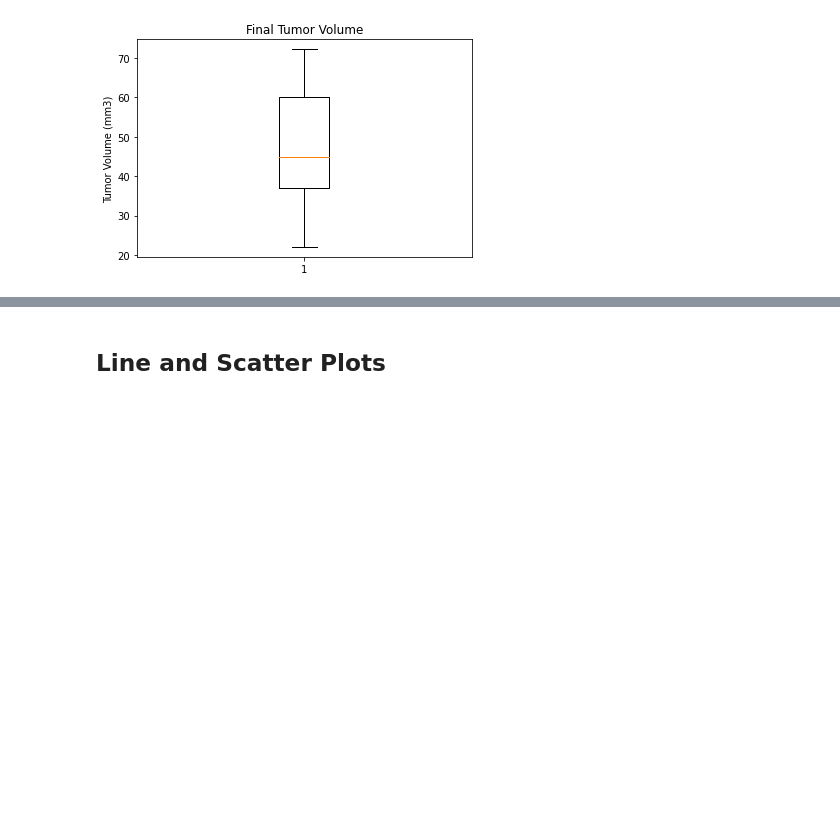
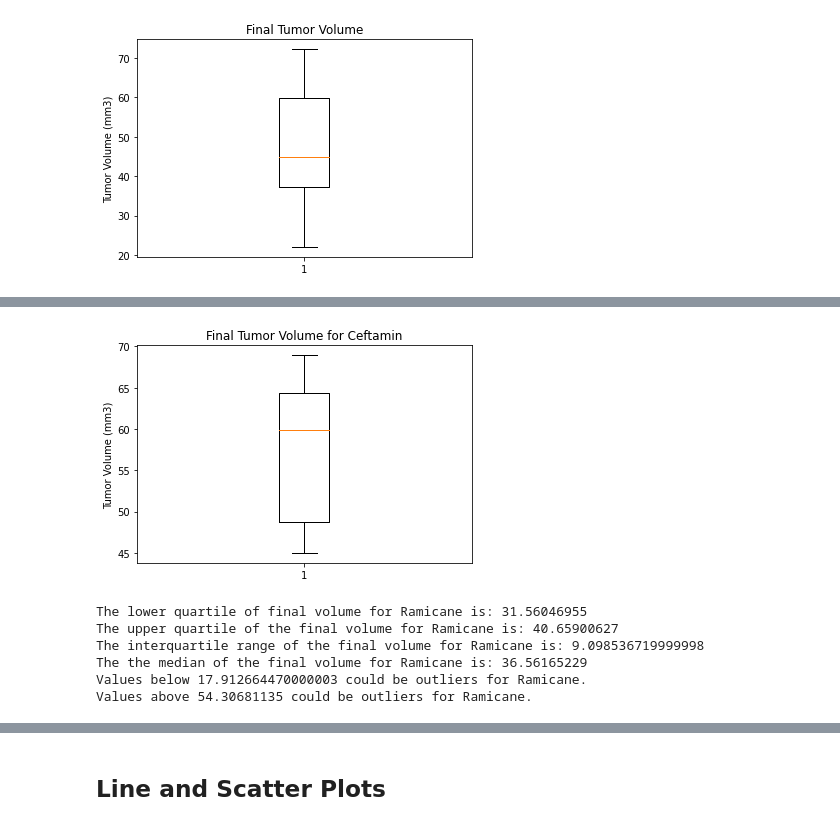
Before and after one commit to khennenf/matplotlib-challenge, a Jupyter notebook: Instructions/Pymaceuticals/FINAL.ipynb, the cells around one changed output, grey strips where cells are left out. Drawn from its saved outputs; the diff is of its cells as text; code cells hidden in the pictures; blank space fills up the shorter version.

```diff
--- a/Instructions/Pymaceuticals/FINAL.ipynb
+++ b/Instructions/Pymaceuticals/FINAL.ipynb
@@ -727,0 +725,5 @@ top_4_ending_vol
+# %%
+#Ceftamin Values
+ceftamin_values = top_4_ending_vol[top_4_ending_vol["Drug Regimen"] == "Ceftamin"]
+ceftamin_values_vol = ceftamin_values["Tumor Volume (mm3)"]
+len(ceftamin_values_vol)
@@ -804,0 +875,32 @@ plt.show()
+# %%
+fig1_ceftamin, ax1_ceftamin = plt.subplots()
+ax1_ceftamin.set_title('Final Tumor Volume for Ceftamin')
+ax1_ceftamin.set_ylabel('Tumor Volume (mm3)')
+ax1_ceftamin.boxplot(ceftamin_values_vol)
+plt.show()
+# %% [output]
+[figure, added]
+# %%
+# Calculate the IQR and quantitatively determine if there are any potential outliers for  Ramicane
+quartiles_ramicane = ramicane_values_vol.quantile([.25,.5,.75])
+lowerq_ramicane= quartiles_ramicane[0.25]
+upperq_ramicane = quartiles_ramicane[0.75]
+iqr_ramicane = upperq_ramicane-lowerq_ramicane
+
+print(f"The lower quartile of final volume for Ramicane is: {lowerq_ramicane}")
+print(f"The upper quartile of the final volume for Ramicane is: {upperq_ramicane}")
+print(f"The interquartile range of the final volume for Ramicane is: {iqr_ramicane}")
+print(f"The the median of the final volume for Ramicane is: {quartiles_ramicane[0.5]} ")
+
+# Determine outliers using upper and lower bounds
+lower_bound_ramicane = lowerq_ramicane - (1.5*iqr_ramicane)
+upper_bound_ramicane = upperq_ramicane + (1.5*iqr_ramicane)
+print(f"Values below {lower_bound_ramicane} could be outliers for Ramicane.")
+print(f"Values above {upper_bound_ramicane} could be outliers for Ramicane.")
+# %% [output]
+The lower quartile of final volume for Ramicane is: 31.56046955
+The upper quartile of the final volume for Ramicane is: 40.65900627
+The interquartile range of the final volume for Ramicane is: 9.098536719999998
+The the median of the final volume for Ramicane is: 36.56165229
+Values below 17.912664470000003 could be outliers for Ramicane.
+Values above 54.30681135 could be outliers for Ramicane.
```
Also changed, not shown: parts of 19 cells of this notebook.
